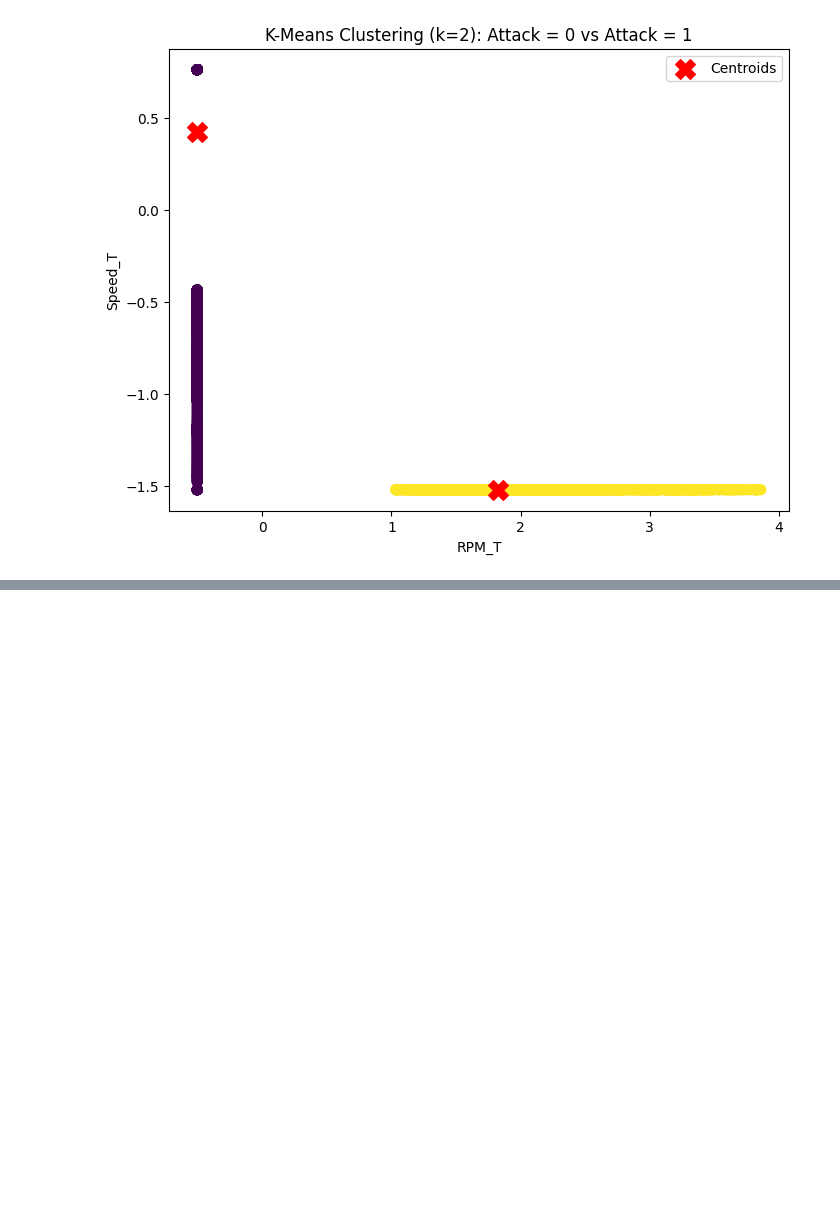
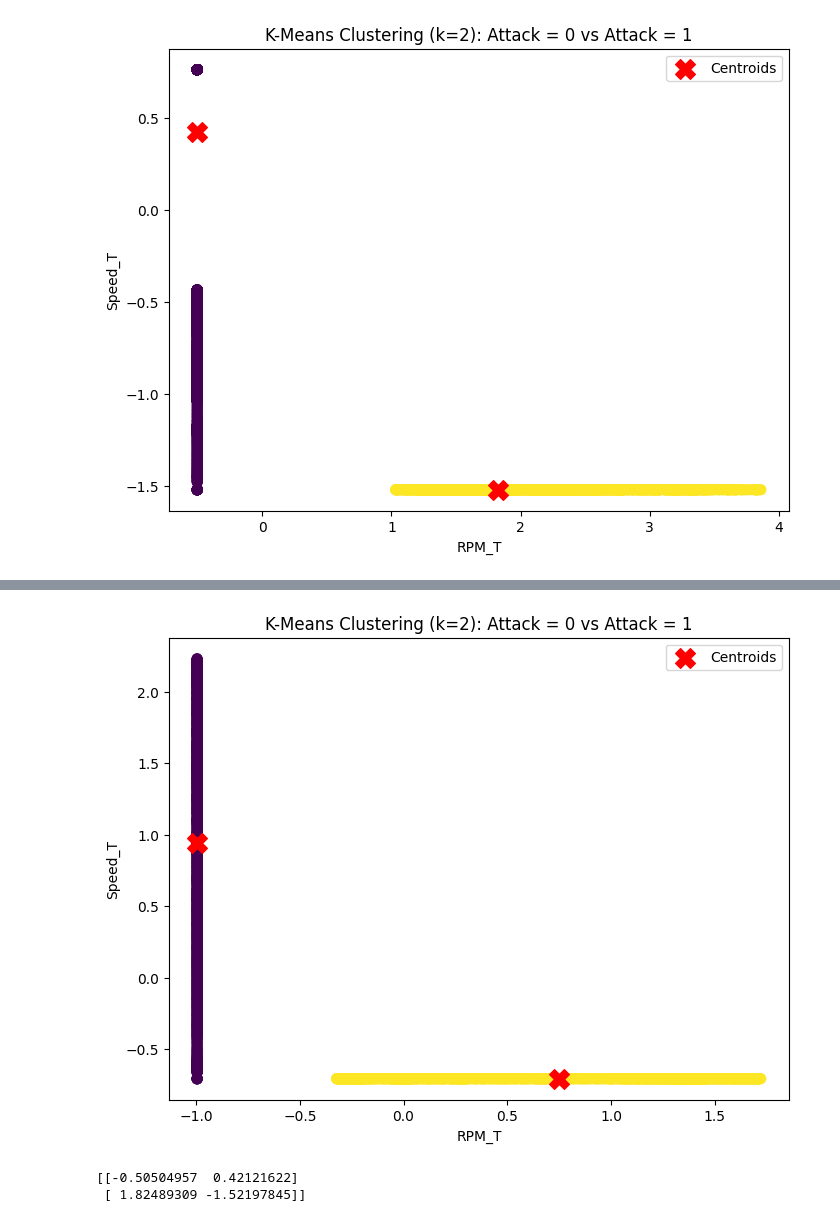
Before and after one commit to sazzeb/simulated-annealing, a Jupyter notebook: CSCE_5214_Assignment_3_Report_Eko_Samuel.ipynb, the cells around one changed output, grey strips where cells are left out. Saved outputs shown, nothing was run; the diff lists cells and outputs as text; code cells hidden in the pictures; blank space fills up the shorter version.

```diff
--- a/CSCE_5214_Assignment_3_Report_Eko_Samuel.ipynb
+++ b/CSCE_5214_Assignment_3_Report_Eko_Samuel.ipynb
@@ -170,0 +197,11 @@ plot_kmeans_clusters(fff_injection_df[['RPM_T', 'Speed_T']], k=2)
+# %%
+plot_kmeans_clusters(rpm_injection_df[['RPM_T', 'Speed_T']], k=2)
+# %% [output]
+[figure, added]
+# %%
+centroids = kmeans_centroids_accuracy(fff_injection_df)
+fff_injection_df['Attack'] = np.random.randint(0, 2, len(fff_injection_df))
+print(centroids)
+# %% [output]
+[[-0.50504957  0.42121622]
+ [ 1.82489309 -1.52197845]]
```
Also changed, not shown: parts of 15 cells of this notebook.
